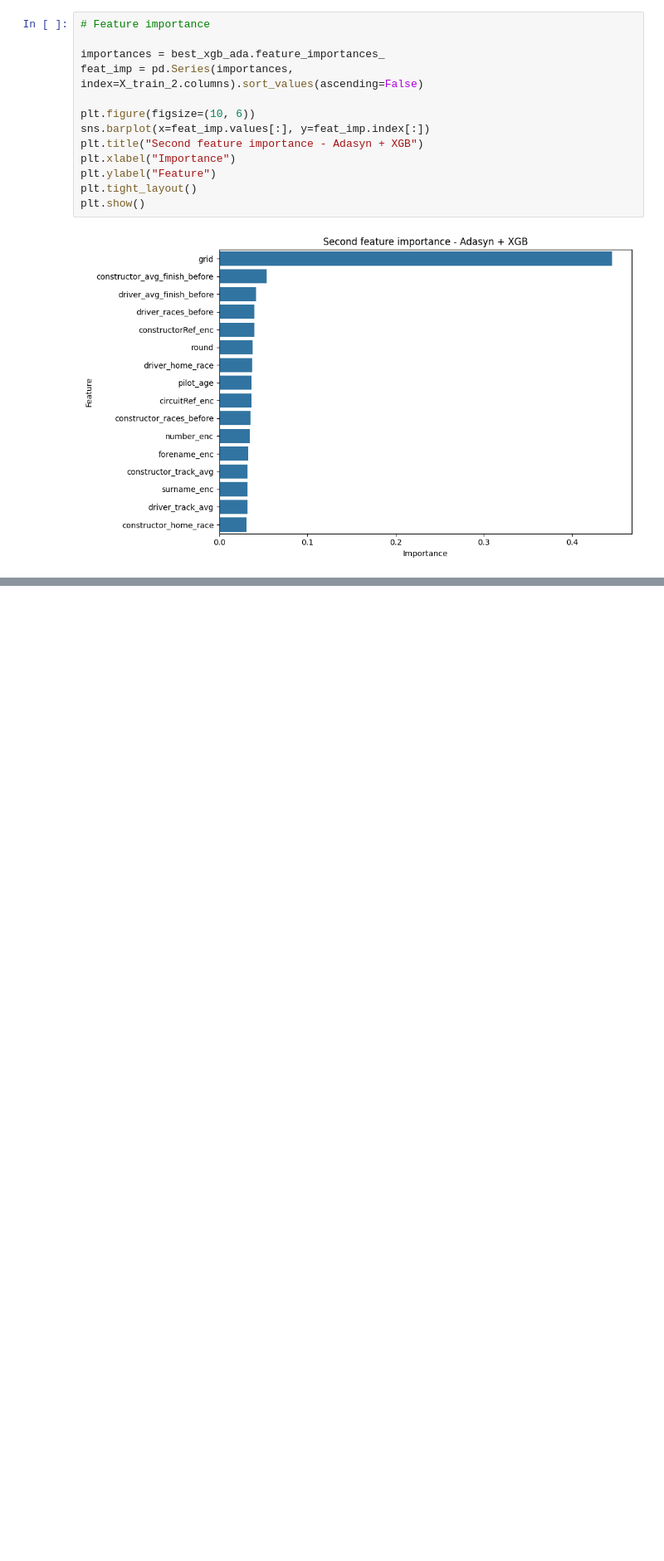
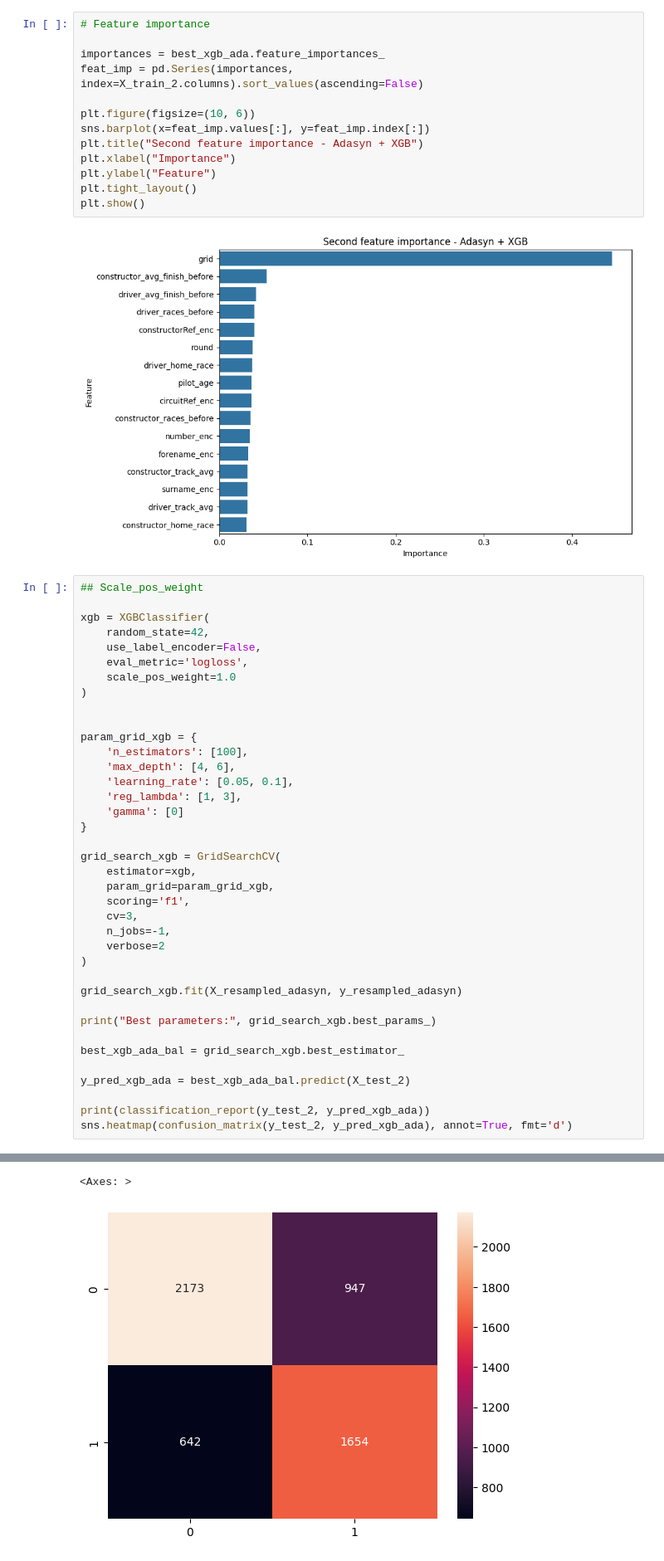
Before and after one commit to raissa-franco/Formula-1-Machine-Learning---Final-Project-Ironhack, a Jupyter notebook: Formula_1_Project/Project_top10.ipynb, the cells around one changed output, grey strips where cells are left out. Shown at 83% size. Saved outputs shown, nothing was run; the diff lists cells and outputs as text; blank space fills up the shorter version.

```diff
--- a/Formula_1_Project/Project_top10.ipynb
+++ b/Formula_1_Project/Project_top10.ipynb
@@ -1592,3 +1592,42 @@ plt.tight_layout()
 plt.show()
 # %% [output]
 [figure]
+# %%
+## Scale_pos_weight
+
+xgb = XGBClassifier(
+    random_state=42,
+    use_label_encoder=False,
+    eval_metric='logloss',
+    scale_pos_weight=1.0
+)
+
+
+param_grid_xgb = {
+    'n_estimators': [100],
+    'max_depth': [4, 6],
+    'learning_rate': [0.05, 0.1],
+    'reg_lambda': [1, 3],
+    'gamma': [0]
+}
+
+grid_search_xgb = GridSearchCV(
+    estimator=xgb,
+    param_grid=param_grid_xgb,
+    scoring='f1',
+    cv=3,
+    n_jobs=-1,
+    verbose=2
+)
+
+grid_search_xgb.fit(X_resampled_adasyn, y_resampled_adasyn)
+
+print("Best parameters:", grid_search_xgb.best_params_)
+
+best_xgb_ada_bal = grid_search_xgb.best_estimator_
+
+y_pred_xgb_ada = best_xgb_ada_bal.predict(X_test_2)
+
+print(classification_report(y_test_2, y_pred_xgb_ada))
+sns.heatmap(confusion_matrix(y_test_2, y_pred_xgb_ada), annot=True, fmt='d')
+# %% [output]
@@ -1594,0 +1644,2 @@ plt.show()
+<Axes: >
+[figure, added]
```
Also changed, not shown: parts of 3 cells of this notebook, 2 other files.
